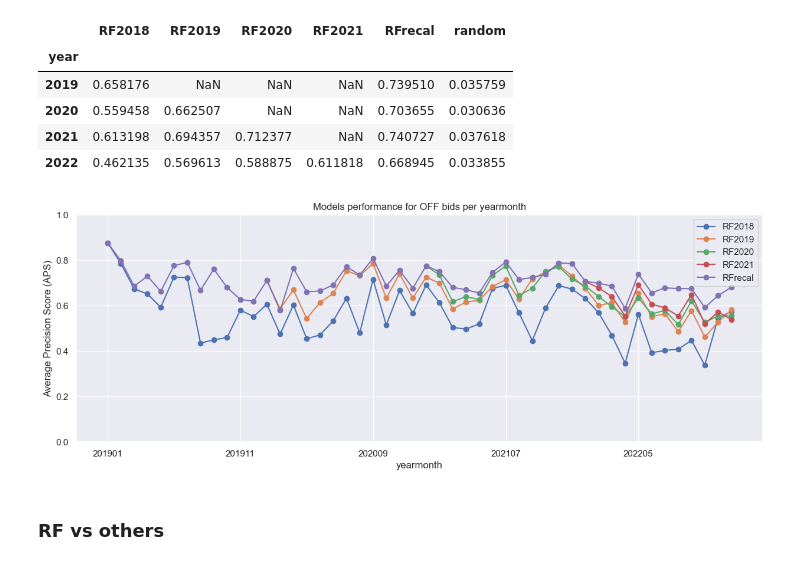
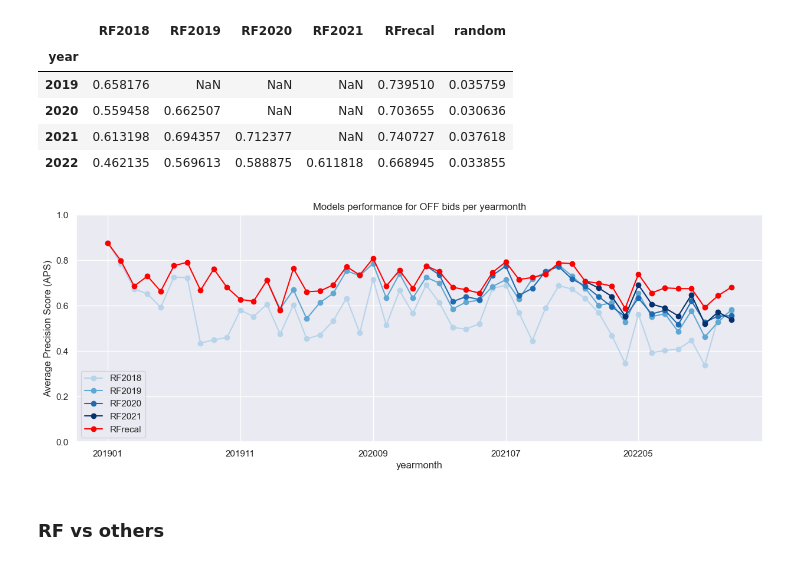
Before and after one commit to gkchln/asm_forecast, a Jupyter notebook: modeling/ModelVsBenchmarks.ipynb, the cells around one changed output. Cells and saved outputs as stored; diff of their text form; code cells hidden in the pictures.

Commit message:
Change design of plots

```diff
--- a/modeling/ModelVsBenchmarks.ipynb
+++ b/modeling/ModelVsBenchmarks.ipynb
@@ -48,7 +44,7 @@ def APS(groupby, prob_col_name='y_probs'):
         # return average_precision_score(groupby[target], groupby[prob_col_name])
         return average_precision_score(groupby.loc[non_nan_mask, target], groupby.loc[non_nan_mask, prob_col_name])
 # %%
-def get_APS_per_model(df, group_col, models, plot=True, plot_kind='bar', **kwargs):
+def get_APS_per_model(df, group_col, models, plot=True, plot_kind='bar', save=False, legend_loc=None, **kwargs):
     group_df = df.groupby(group_col)
     aps_df = pd.DataFrame()
     for model in models:
@@ -61,7 +57,10 @@ def get_APS_per_model(df, group_col, models, plot=True, plot_kind='bar', **kwarg
         plt.ylabel('Average Precision Score (APS)')
         plt.ylim((0,1))
         plt.title('Models performance for {} bids per {}'.format(scope, group_col))
-        plt.savefig('../plots/{}/models_comparison/{}_aps_{}_{}.png'.format(scope, '_'.join(models), group_col, scope.lower()))
+        if save:
+            plt.savefig('../plots/{}/models_comparison/{}_aps_{}_{}.png'.format(scope, '_'.join(models), group_col, scope.lower()))
+        if legend_loc:
+            plt.legend(loc=legend_loc)
         plt.show()
     return aps_df
 # %% [markdown]
@@ -149,6 +148,7 @@ get_APS_per_model(df, 'year', models)
 | 2022 | 0.462135 | 0.569613 | 0.588875 | 0.611818 | 0.668945 | 0.033855 |
 # %%
 models = ['RF2018', 'RF2019', 'RF2020', 'RF2021', 'RFrecal']
-aps_df = get_APS_per_model(df, 'yearmonth', models, plot_kind='line', figsize=(15,5), marker='o')
+colors = [Blues(value) for value in np.linspace(0.3, 1, 4)] + [mcolors.to_rgba('red')]
+aps_df = get_APS_per_model(df, 'yearmonth', models, plot_kind='line', figsize=(15,5), marker='o', color=colors, save=True, legend_loc='lower left')
 # %% [output]
-[figure, old version]
+[figure, new version]
```
Also changed, not shown: parts of 2 cells of this notebook.
